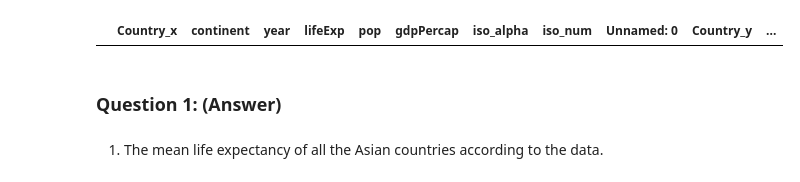
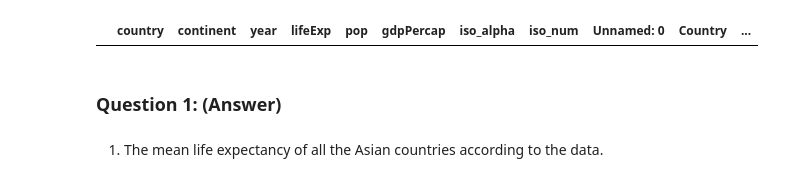
Before and after one commit to yulirda/ADS_Assignment-6, a Jupyter notebook: Assignment #6.ipynb, the cells around one changed output. Saved outputs shown, nothing was run; the diff lists cells and outputs as text; code cells hidden in the pictures.

```diff
--- a/Assignment #6.ipynb
+++ b/Assignment #6.ipynb
@@ -11,8 +11,6 @@ df = px.data.gapminder()
 #countries
 html = 'https://gist.github.com/tadast/8827699'
 gps = pd.read_html(html)[0]
-# %%
-gps.rename(columns={'Latitude (average)':'lat','Longitude (average)':'long'}, inplace=True)
 # %%
 df.head()
 # %% [output]
@@ -35,9 +33,9 @@ gps.head()
 # %%
 new_df = pd.merge(df, gps, how='left', on='iso_alpha')
 # %%
-new_df[new_df['lat'].isna()]
+new_df[new_df['Latitude (average)'].isna()]
 # %% [output]
-|  | Country_x | continent | year | lifeExp | pop | gdpPercap | iso_alpha | iso_num | Unnamed: 0 | Country_y | ... |
+|  | country | continent | year | lifeExp | pop | gdpPercap | iso_alpha | iso_num | Unnamed: 0 | Country | ... |
 # %% [markdown]
 ### Question 1: (Answer)
 # %% [markdown]
```
Also changed, not shown: parts of 18 cells of this notebook.
